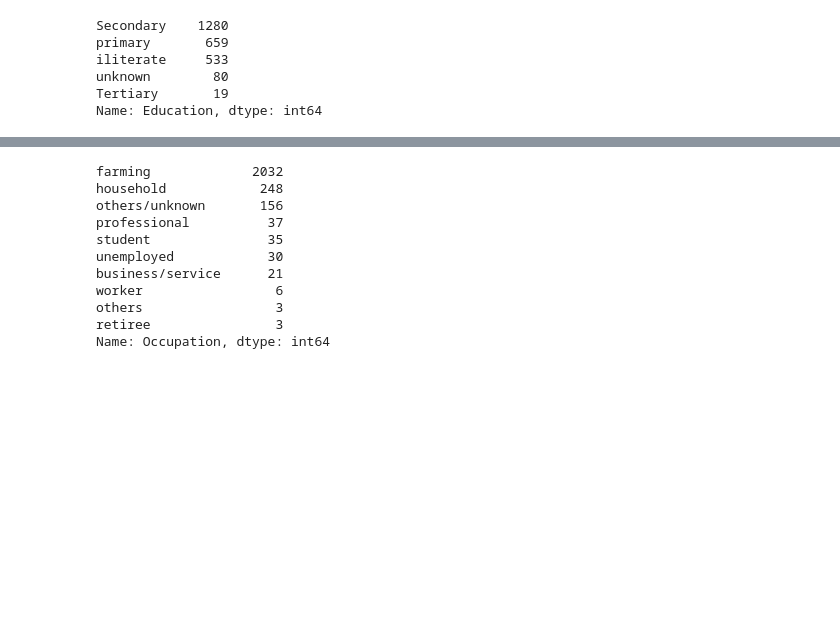
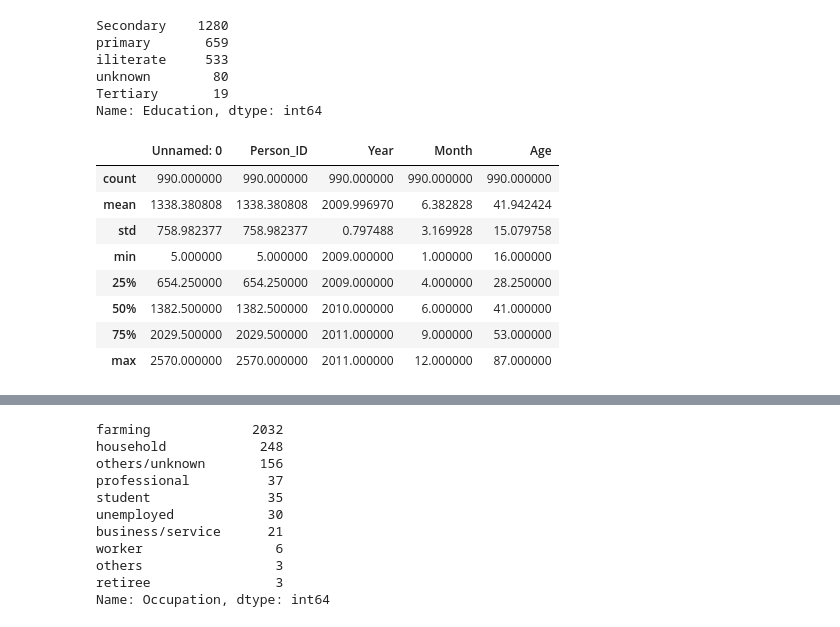
Before and after one commit to ConstanzaGarciaOsses/ProyectoFinal---Suicidios, a Jupyter notebook: ProyectoFinal.ipynb, the cells around one changed output, grey strips where cells are left out. Saved outputs shown, nothing was run; the diff lists cells and outputs as text; code cells hidden in the pictures; blank space fills up the shorter version.

```diff
--- a/ProyectoFinal.ipynb
+++ b/ProyectoFinal.ipynb
@@ -375,0 +401,12 @@ Name: Education, dtype: int64
+# %%
+df.loc[(df['Education'] == "Secondary") & (df["Occupation"] == "farming")].describe()
+# %% [output]
+|  | Unnamed: 0 | Person_ID | Year | Month | Age |
+| count | 990.000000 | 990.000000 | 990.000000 | 990.000000 | 990.000000 |
+| mean | 1338.380808 | 1338.380808 | 2009.996970 | 6.382828 | 41.942424 |
+| std | 758.982377 | 758.982377 | 0.797488 | 3.169928 | 15.079758 |
+| min | 5.000000 | 5.000000 | 2009.000000 | 1.000000 | 16.000000 |
+| 25% | 654.250000 | 654.250000 | 2009.000000 | 4.000000 | 28.250000 |
+| 50% | 1382.500000 | 1382.500000 | 2010.000000 | 6.000000 | 41.000000 |
+| 75% | 2029.500000 | 2029.500000 | 2011.000000 | 9.000000 | 53.000000 |
+| max | 2570.000000 | 2570.000000 | 2011.000000 | 12.000000 | 87.000000 |
```
Also changed, not shown: parts of 82 cells of this notebook.
